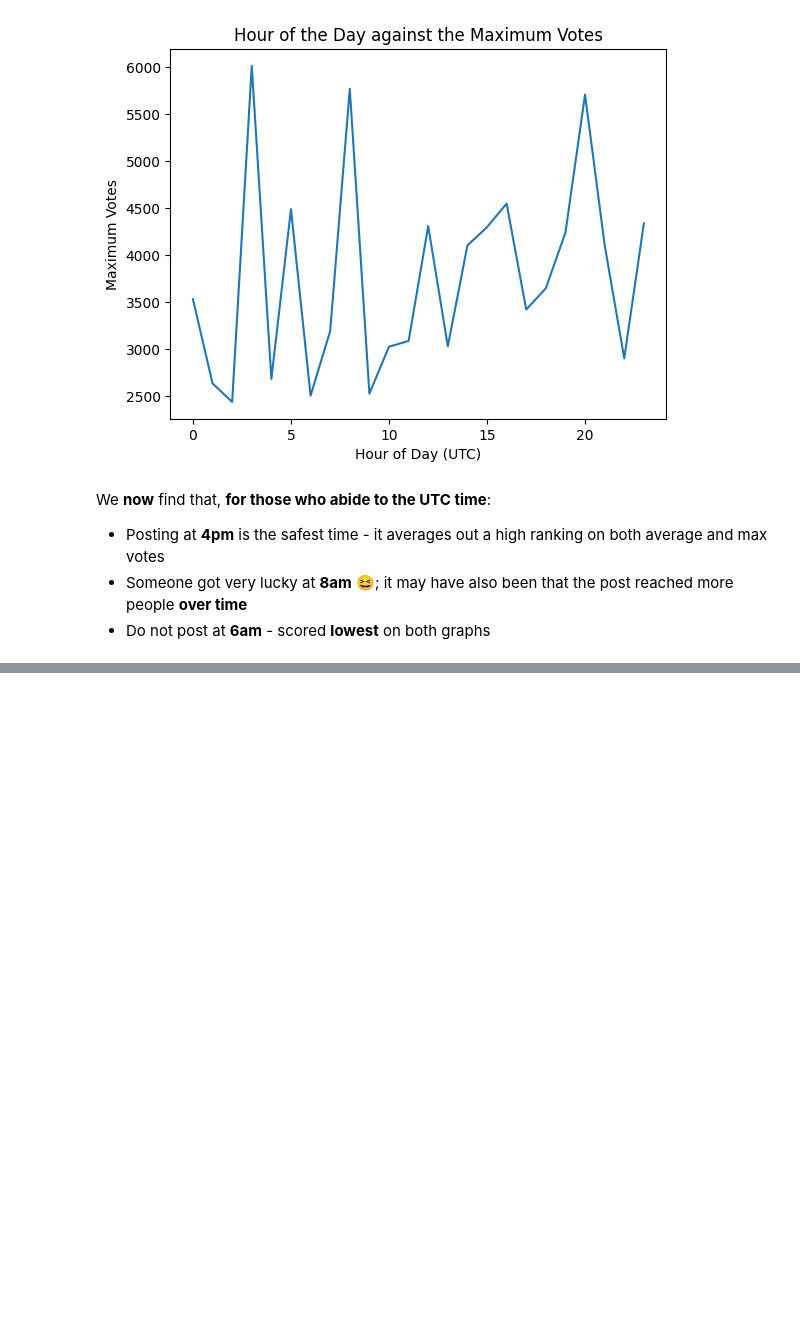
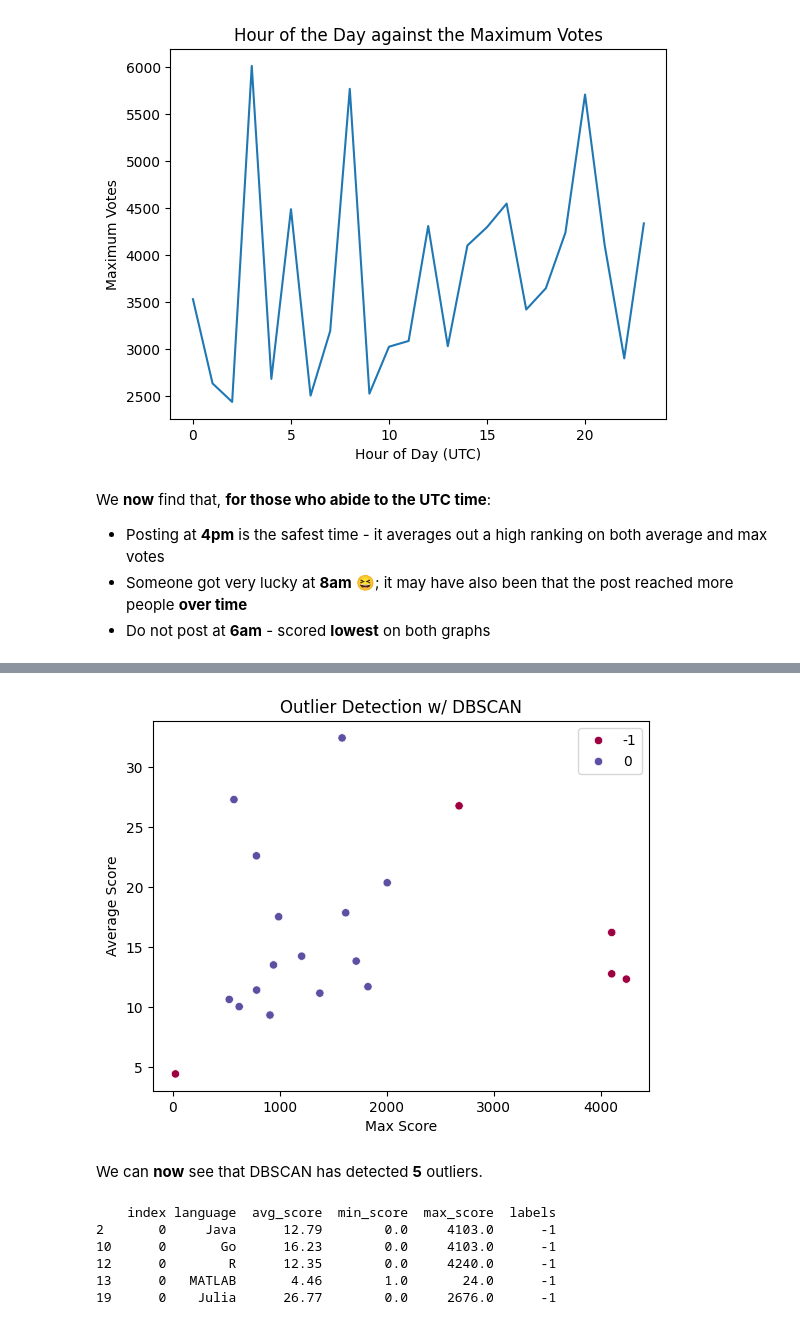
Before and after one commit to biggiefats/HackerNewsAnalysis, a Jupyter notebook: HackerNews.ipynb, the cells around one changed output, grey strips where cells are left out. Cells and saved outputs as stored; diff of their text form; code cells hidden in the pictures; blank space fills up the shorter version.

```diff
--- a/HackerNews.ipynb
+++ b/HackerNews.ipynb
@@ -353,2 +353,17 @@ We **now** find that, **for those who abide to the UTC time**:
 
 Is Python more preferred in 2016 than SQL, in terms of the stats of posts?
+# %%
+# Request for Python and SQL
+for language in ['Python', 'SQL']:
+    query = f"""
+    SELECT
+    ROUND(AVG(score), 2) AS avg_score,
+    FROM
+    `bigquery-public-data.hacker_news.full`
+    WHERE
+    title LIKE '%{language}%'
+    AND type = 'story';
+    """
+
+    query_request = client.query(query=query)
+    df = query_request.to_dataframe()
@@ -354,0 +525,29 @@ Is Python more preferred in 2016 than SQL, in terms of the stats of posts?
+# %%
+# min_samples = 2 * N-dim
+X = x.reshape(-1,1)
+model = DBSCAN(eps=370, min_samples=4)
+model.fit(X, y)
+labels = model.labels_
+
+# Visualise
+fig, ax = plt.subplots()
+ax.set_title(f'Outlier Detection w/ DBSCAN')
+ax.set_xlabel('Max Score')
+ax.set_ylabel('Average Score')
+sns.scatterplot(x=x, y=y, hue=labels, palette='Spectral')
+plt.show()
+# %% [output]
+[figure, added]
+# %% [markdown]
+We can **now** see that DBSCAN has detected **5** outliers.
+# %%
+df['labels'] = labels
+outliers = df[df['labels'] == -1]
+print(outliers)
+# %% [output]
+    index language  avg_score  min_score  max_score  labels
+2       0     Java      12.79        0.0     4103.0      -1
+10      0       Go      16.23        0.0     4103.0      -1
+12      0        R      12.35        0.0     4240.0      -1
+13      0   MATLAB       4.46        1.0       24.0      -1
+19      0    Julia      26.77        0.0     2676.0      -1
```
Also changed, not shown: parts of 12 cells of this notebook.
